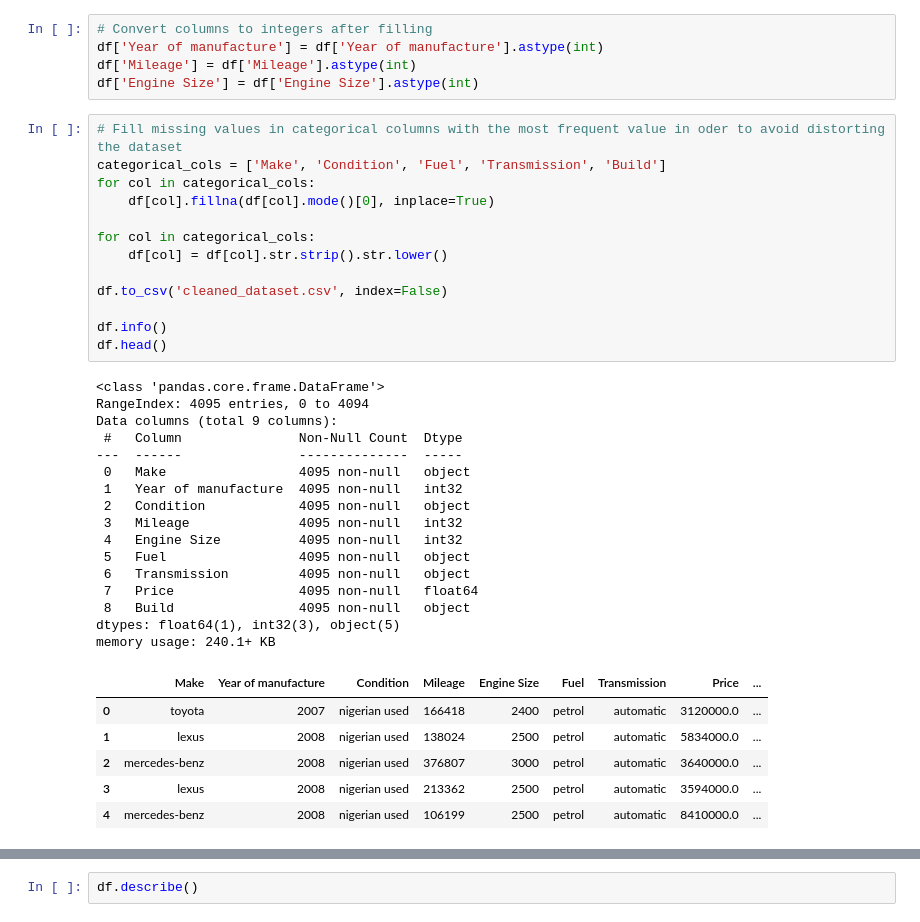
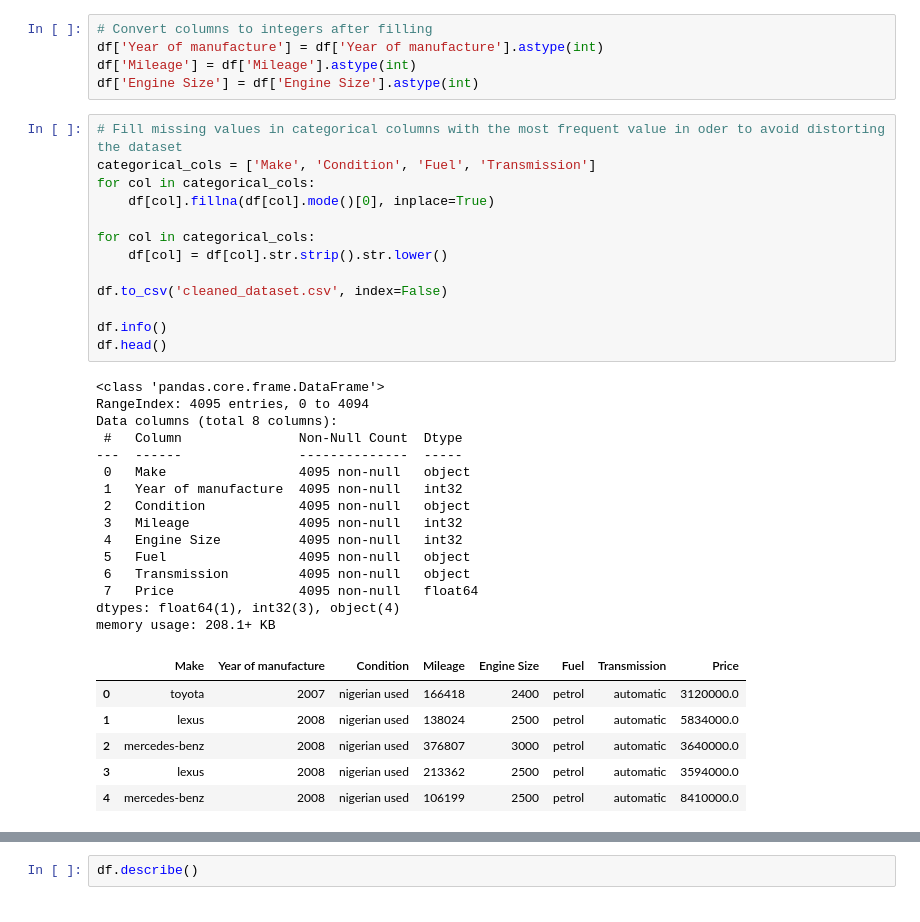
Before and after one commit to Tebrihk/Alpha_motors_dashboard, a Jupyter notebook: Python_Analysis/Alpha_motors.ipynb, the cells around one changed output, grey strips where cells are left out. Cells and saved outputs as stored; diff of their text form.

```diff
--- a/Python_Analysis/Alpha_motors.ipynb
+++ b/Python_Analysis/Alpha_motors.ipynb
@@ -49,40 +48,39 @@ df['Mileage'] = df['Mileage'].astype(int)
 df['Engine Size'] = df['Engine Size'].astype(int)
 # %%
 # Fill missing values in categorical columns with the most frequent value in oder to avoid distorting the dataset
-categorical_cols = ['Make', 'Condition', 'Fuel', 'Transmission', 'Build']
+categorical_cols = ['Make', 'Condition', 'Fuel', 'Transmission']
 for col in categorical_cols:
     df[col].fillna(df[col].mode()[0], inplace=True)
 
 for col in categorical_cols:
     df[col] = df[col].str.strip().str.lower()
 
 df.to_csv('cleaned_dataset.csv', index=False)
 
 df.info()
 df.head()
 # %% [output]
 <class 'pandas.core.frame.DataFrame'>
 RangeIndex: 4095 entries, 0 to 4094
-Data columns (total 9 columns):
+Data columns (total 8 columns):
  #   Column               Non-Null Count  Dtype
 ---  ------               --------------  -----
  0   Make                 4095 non-null   object
  1   Year of manufacture  4095 non-null   int32
  2   Condition            4095 non-null   object
  3   Mileage              4095 non-null   int32
  4   Engine Size          4095 non-null   int32
  5   Fuel                 4095 non-null   object
  6   Transmission         4095 non-null   object
  7   Price                4095 non-null   float64
- 8   Build                4095 non-null   object
-dtypes: float64(1), int32(3), object(5)
-memory usage: 240.1+ KB
+dtypes: float64(1), int32(3), object(4)
+memory usage: 208.1+ KB
-|  | Make | Year of manufacture | Condition | Mileage | Engine Size | Fuel | Transmission | Price | ... |
-| 0 | toyota | 2007 | nigerian used | 166418 | 2400 | petrol | automatic | 3120000.0 | ... |
-| 1 | lexus | 2008 | nigerian used | 138024 | 2500 | petrol | automatic | 5834000.0 | ... |
-| 2 | mercedes-benz | 2008 | nigerian used | 376807 | 3000 | petrol | automatic | 3640000.0 | ... |
-| 3 | lexus | 2008 | nigerian used | 213362 | 2500 | petrol | automatic | 3594000.0 | ... |
-| 4 | mercedes-benz | 2008 | nigerian used | 106199 | 2500 | petrol | automatic | 8410000.0 | ... |
+|  | Make | Year of manufacture | Condition | Mileage | Engine Size | Fuel | Transmission | Price |
+| 0 | toyota | 2007 | nigerian used | 166418 | 2400 | petrol | automatic | 3120000.0 |
+| 1 | lexus | 2008 | nigerian used | 138024 | 2500 | petrol | automatic | 5834000.0 |
+| 2 | mercedes-benz | 2008 | nigerian used | 376807 | 3000 | petrol | automatic | 3640000.0 |
+| 3 | lexus | 2008 | nigerian used | 213362 | 2500 | petrol | automatic | 3594000.0 |
+| 4 | mercedes-benz | 2008 | nigerian used | 106199 | 2500 | petrol | automatic | 8410000.0 |
 # %%
 # Fix typos just incase
 df['Make'] = df['Make'].replace({'tooyota': 'toyota'})
```
Also changed, not shown: parts of 14 cells of this notebook, 1 other file.
